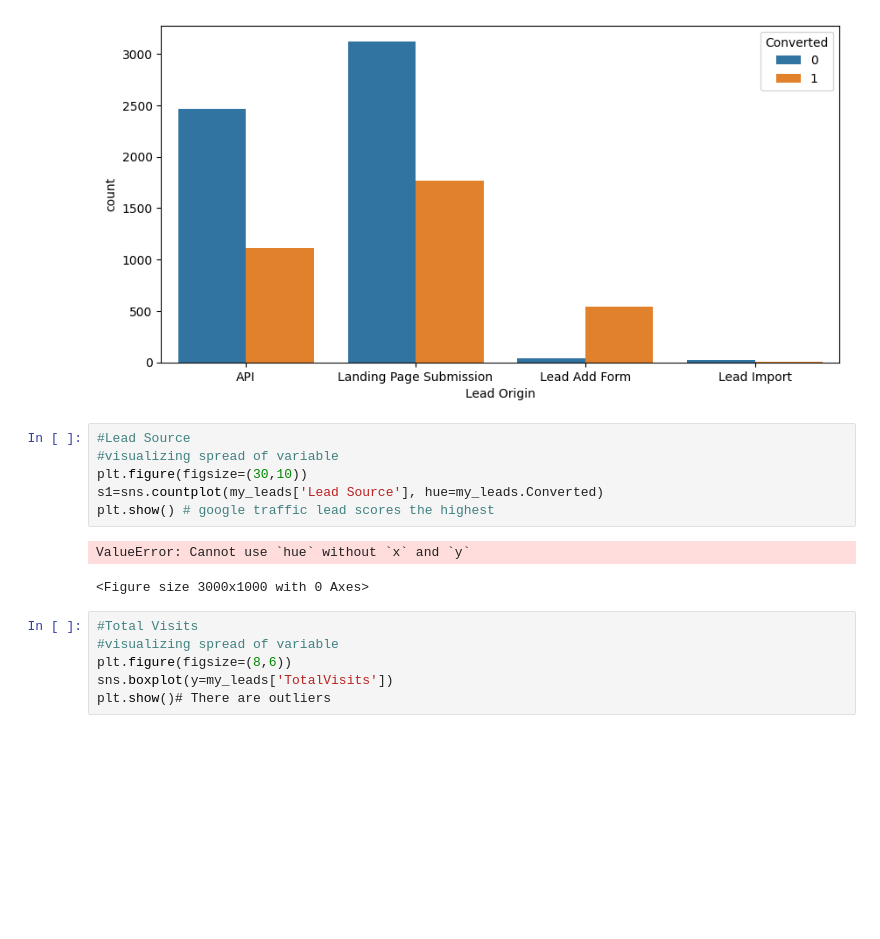
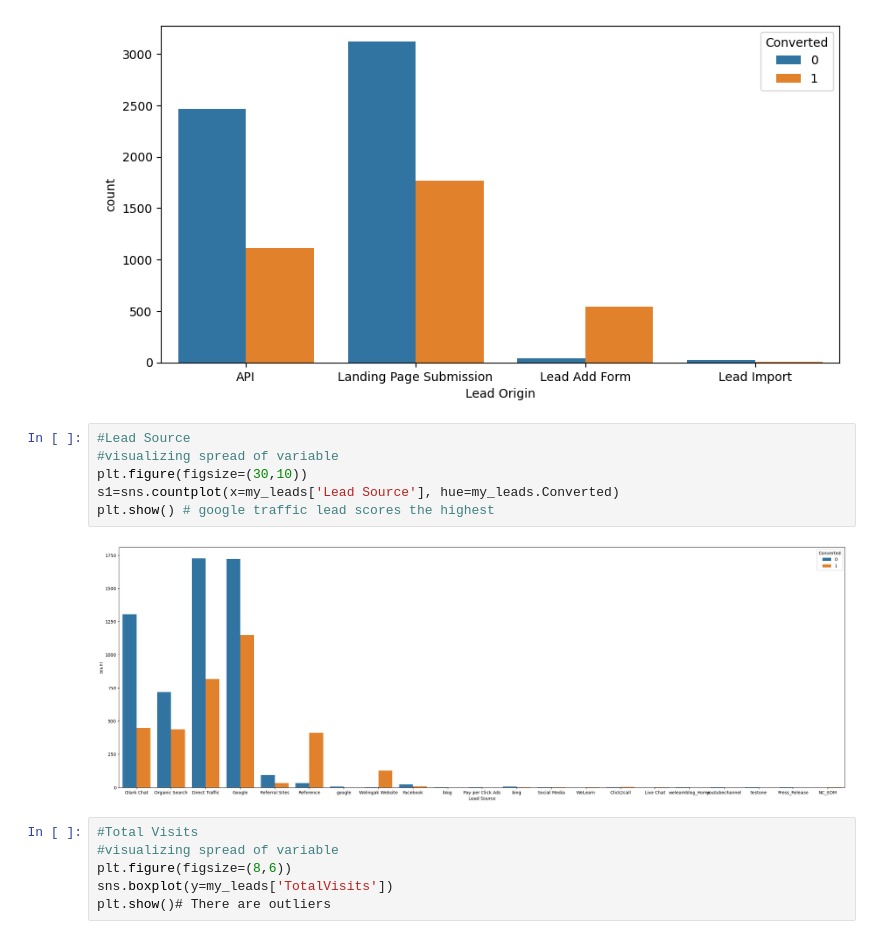
Before and after one commit to kapeesh-kaul/lead-scoring, a Jupyter notebook: Lead Score Case Study.ipynb, the cells around one changed output. Drawn from its saved outputs; the diff is of its cells as text; blank space fills up the shorter version.

Commit message:
fix errors

```diff
--- a/Lead Score Case Study.ipynb
+++ b/Lead Score Case Study.ipynb
@@ -725,12 +716,11 @@ plt.show() # landing page submission created high number of leads
 # %%
 #Lead Source
 #visualizing spread of variable
 plt.figure(figsize=(30,10))
-s1=sns.countplot(my_leads['Lead Source'], hue=my_leads.Converted)
+s1=sns.countplot(x=my_leads['Lead Source'], hue=my_leads.Converted)
 plt.show() # google traffic lead scores the highest
 # %% [output]
-ValueError: Cannot use `hue` without `x` and `y`
-<Figure size 3000x1000 with 0 Axes>
+[figure, added]
 # %%
 #Total Visits
 #visualizing spread of variable
```
Also changed, not shown: parts of 2 cells of this notebook.
